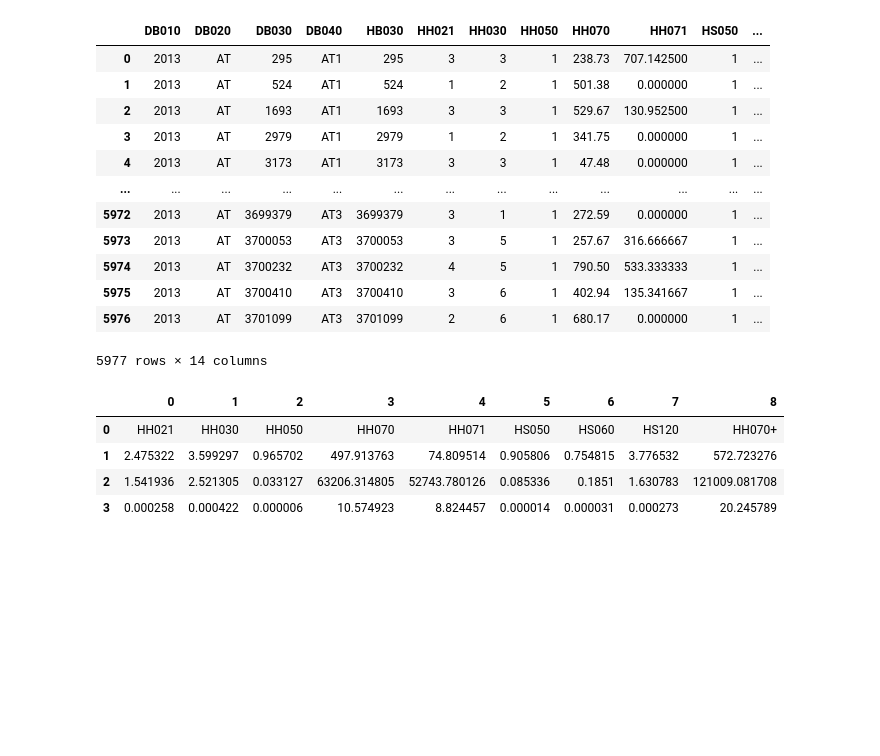
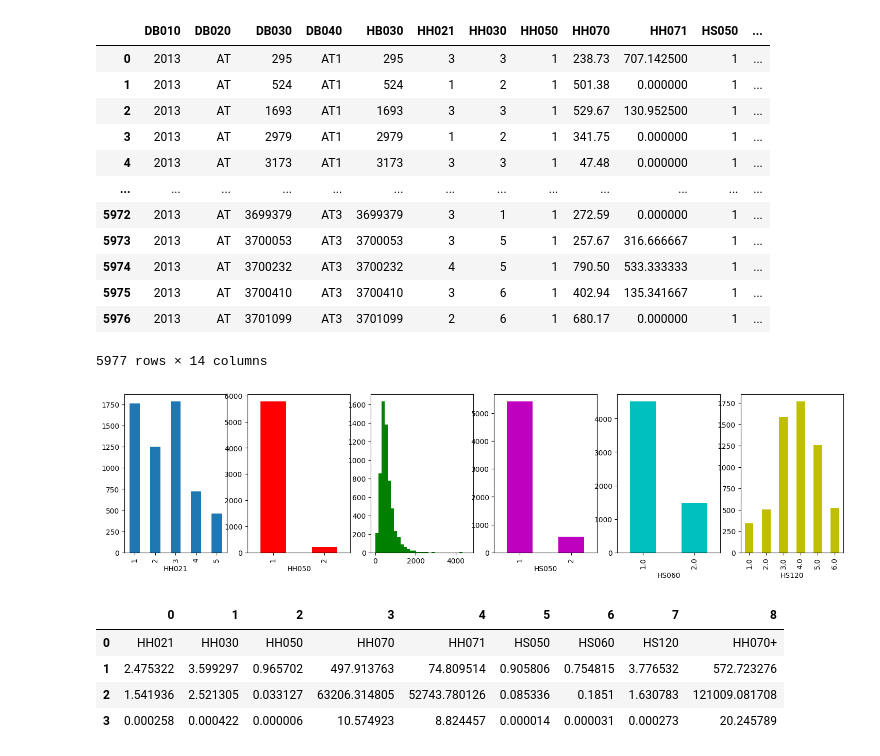
Before and after one commit to AndreiAf02/STAT561_Project, a Jupyter notebook: STAT561_Project.ipynb, the cells around one changed output. Saved outputs shown, nothing was run; the diff lists cells and outputs as text; code cells hidden in the pictures; blank space fills up the shorter version.

```diff
--- a/STAT561_Project.ipynb
+++ b/STAT561_Project.ipynb
@@ -26,3 +40,18 @@ According to the documentation for the European Union Statistics on Income and L
+# %%
+def plot(data):
+    fig = plt.figure(figsize=(18, 4))
+    plt.subplot(1, 6, 1)
+    data['HH021'].value_counts().sort_index().plot(kind='bar')
+    plt.subplot(1, 6, 2)
+    data['HH050'].value_counts().sort_index().plot(kind='bar', color='r')
+    plt.subplot(1, 6, 3)
+    plt.hist(data['HH070+'], bins=30, color='g')
+    plt.subplot(1, 6, 4)
+    data['HS050'].value_counts().sort_index().plot(kind='bar', color='m')
+    plt.subplot(1, 6, 5)
+    data['HS060'].value_counts().sort_index().plot(kind='bar', color='c')
+    plt.subplot(1, 6, 6)
+    data['HS120'].value_counts().sort_index().plot(kind='bar', color='y')
 # %% [markdown]
 In this case, we construct two functions for calculating the sample means and variances for in each country. The first (below) is the ordinary estimator, in which we simply take the sample mean to be
 $$\bar{y}=\frac{1}{n} \sum_{i\in S}y_i $$
@@ -140,6 +169,10 @@ data_AT
 | 5975 | 2013 | AT | 3700410 | AT3 | 3700410 | 3 | 6 | 1 | 402.94 | 135.341667 | 1 | ... |
 | 5976 | 2013 | AT | 3701099 | AT3 | 3701099 | 2 | 6 | 1 | 680.17 | 0.000000 | 1 | ... |
 5977 rows × 14 columns
+# %%
+plot(data_AT)
+# %% [output]
+[figure, added]
 # %%
 Ord_est_AT = ord_est(data_AT)
 Ord_est_AT
```
Also changed, not shown: parts of 3 cells of this notebook.
